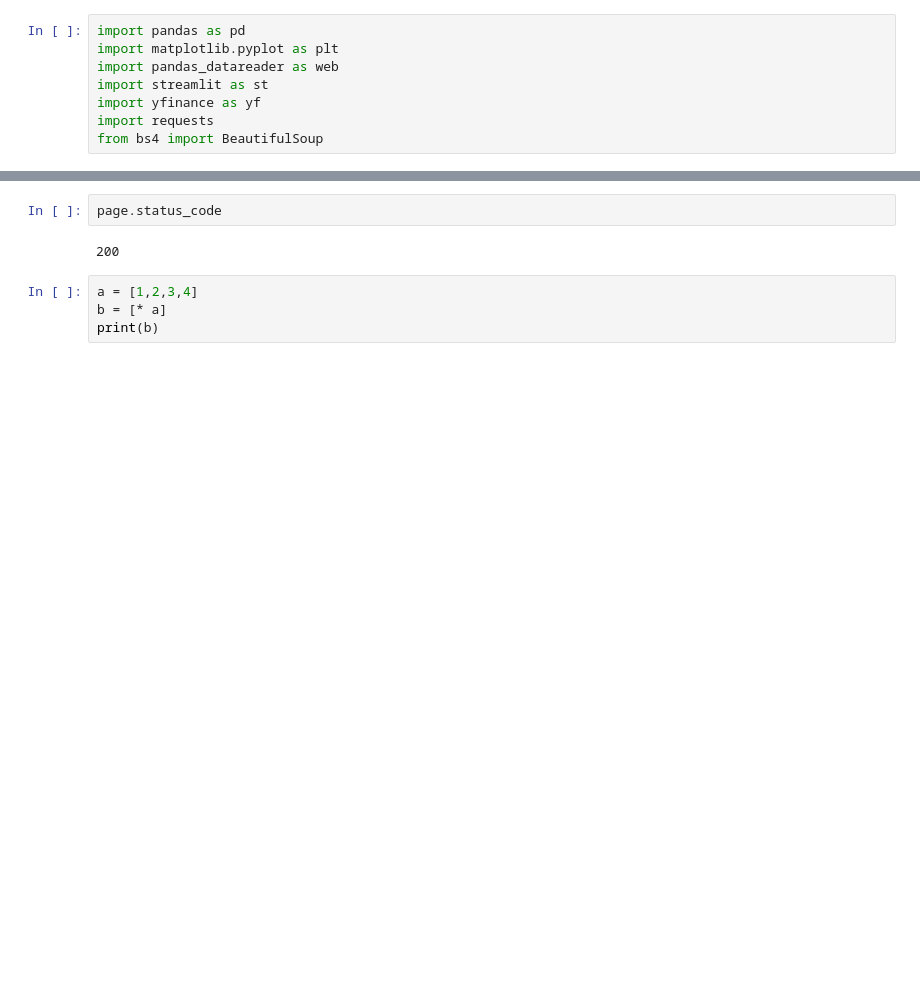
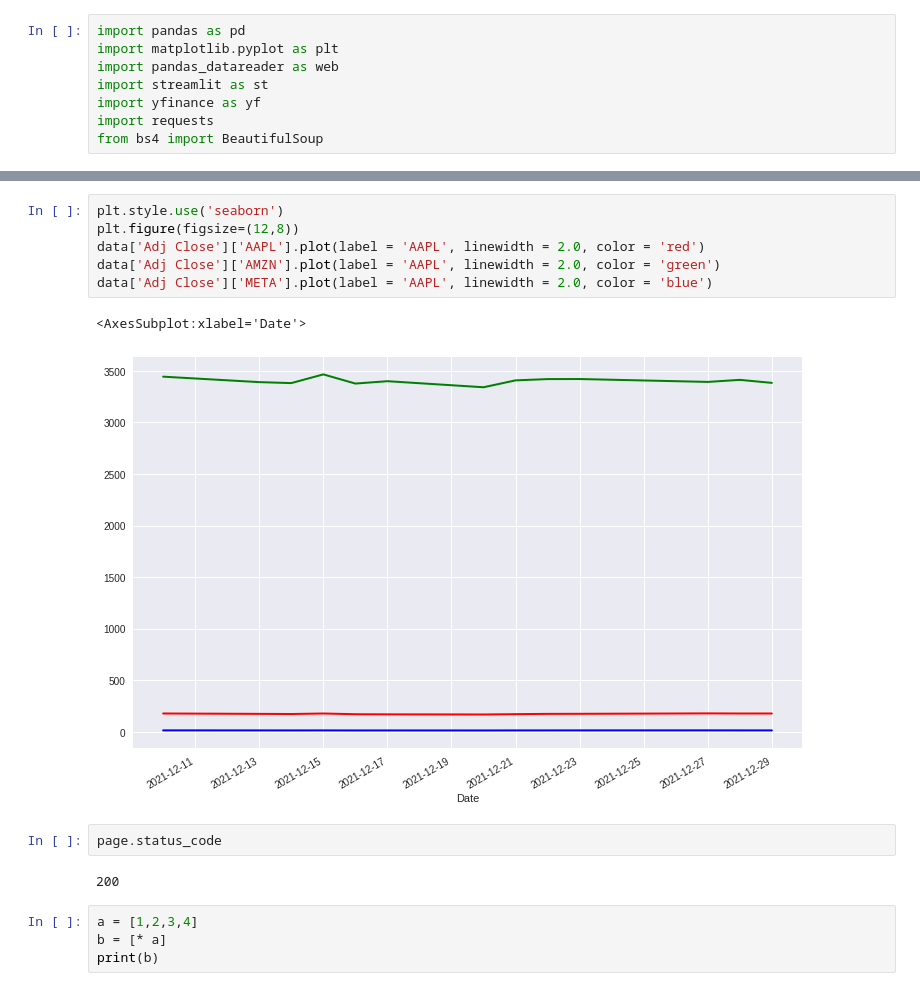
Before and after one commit to rodrigoaqueiroz/laraia-yahoo-finance, a Jupyter notebook: get_data.ipynb, the cells around one changed output, grey strips where cells are left out. Cells and saved outputs as stored; diff of their text form; blank space fills up the shorter version.

Commit message:
feat: add function to plot line chart

```diff
--- a/get_data.ipynb
+++ b/get_data.ipynb
@@ -74,3 +120,12 @@ Name: META, dtype: float64
+# %%
+plt.style.use('seaborn')
+plt.figure(figsize=(12,8))
+data['Adj Close']['AAPL'].plot(label = 'AAPL', linewidth = 2.0, color = 'red')
+data['Adj Close']['AMZN'].plot(label = 'AAPL', linewidth = 2.0, color = 'green')
+data['Adj Close']['META'].plot(label = 'AAPL', linewidth = 2.0, color = 'blue')
+# %% [output]
+<AxesSubplot:xlabel='Date'>
+[figure, added]
 # %%
 page.status_code
 # %% [output]
```
Also changed, not shown: parts of 4 cells of this notebook, 3 other files.
